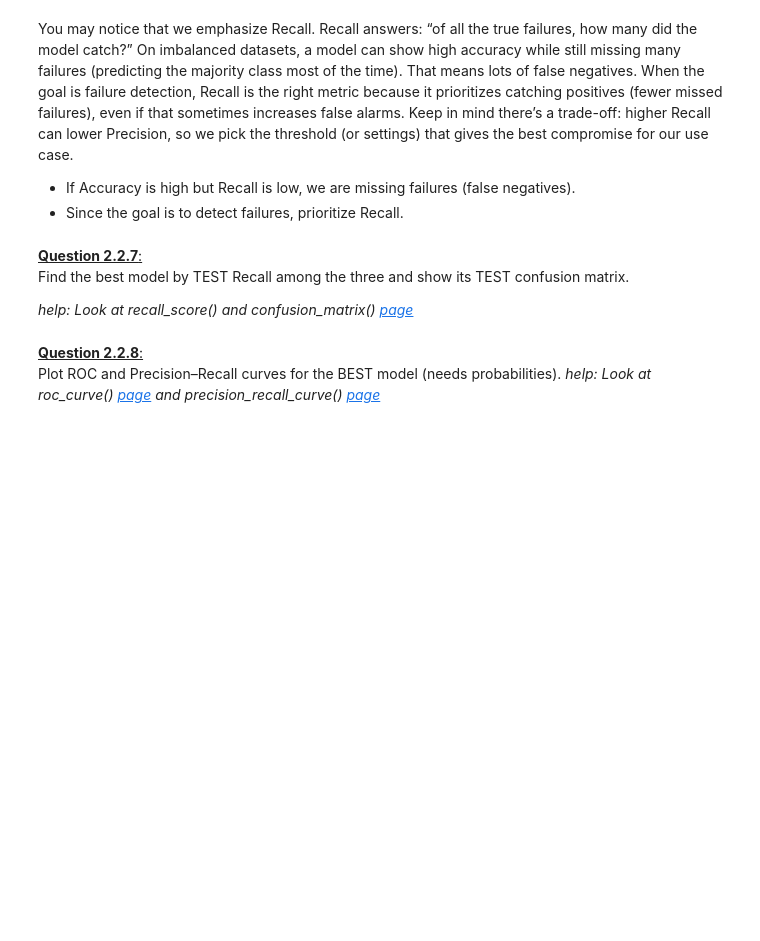
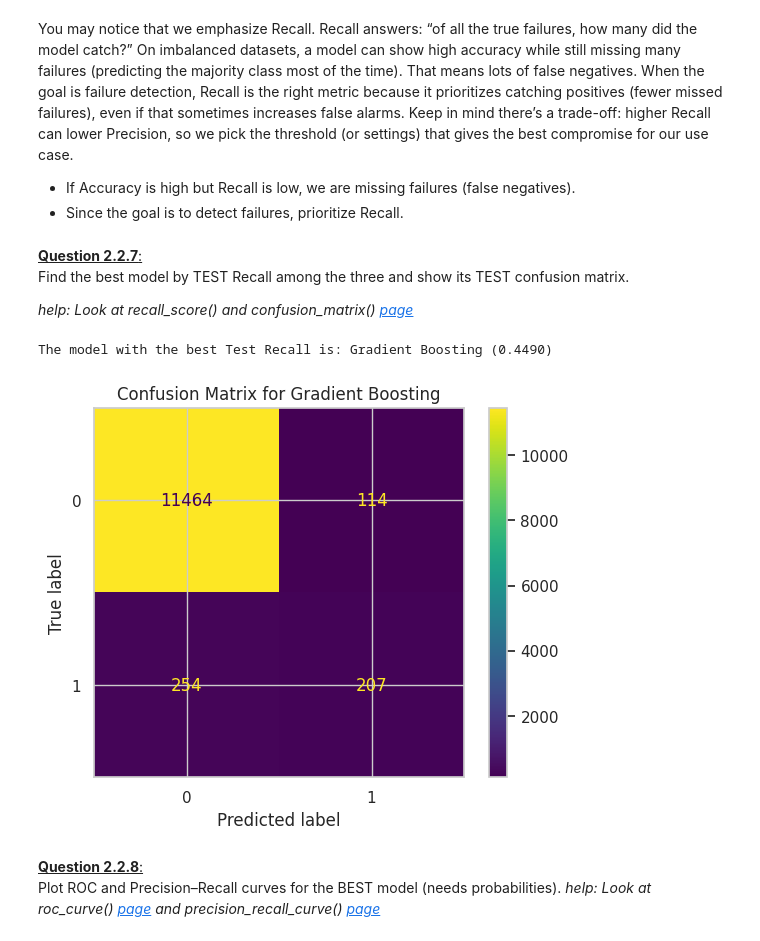
Before and after one commit to KpihX/rocket-durability-ai, a Jupyter notebook: ML_DL_NASA_2025.ipynb, the cells around one changed output. Drawn from its saved outputs; the diff is of its cells as text; code cells hidden in the pictures; blank space fills up the shorter version.

```diff
--- a/ML_DL_NASA_2025.ipynb
+++ b/ML_DL_NASA_2025.ipynb
@@ -332,2 +419,4 @@ Although the Remaining Useful Life (RUL) is a continuous variable, here we appro
 # %% [markdown]
 <u>**Question 2.2.2**:</u> <br> Train the FIRST selected model using .fit(X_train_scaled, y_train).
+# %%
+random_forest.fit(X_train, y_train)
@@ -334,2 +425,5 @@ Although the Remaining Useful Life (RUL) is a continuous variable, here we appro
 # %% [markdown]
 <u>**Question 2.2.3**:</u> <br> Train the SECOND and THIRD selected models.
+# %%
+grad_boost.fit(X_train, y_train)
+svc.fit(X_train, y_train)
@@ -346,2 +483,15 @@ find all metrics here: [page](https://scikit-learn.org/stable/api/sklearn.metric
 # %% [markdown]
 <u>**Question 2.2.6**:</u> <br> Repeat for the THIRD model.
+# %%
+# Predictions on train and test sets for the third model (SVC)
+y_train_pred_svc = svc.predict(X_train)
+y_test_pred_svc = svc.predict(X_test)
+
+test_accuracy_svc = accuracy_score(y_test, y_test_pred_svc)
+test_recall_svc = recall_score(y_test, y_test_pred_svc)
+test_f1_svc = f1_score(y_test, y_test_pred_svc)
+
+print("--- Support Vector Classifier (SVC) ---")
+print(f"Test Accuracy: {test_accuracy_svc:.4f}")
+print(f"Test Recall: {test_recall_svc:.4f}")
+print(f"Test F1 Score: {test_f1_svc:.4f}")
@@ -354,6 +509,36 @@ You may notice that we emphasize Recall. Recall answers: “of all the true fail
 <u>**Question 2.2.7**:</u> <br> Find the best model by TEST Recall among the three and show its TEST confusion matrix.
 
 *help: Look at recall_score() and confusion_matrix() [page](https://scikit-learn.org/stable/modules/generated/sklearn.metrics.confusion_matrix.html)*
+# %%
+# Compare test recall scores
+recall_scores = {
+    "Random Forest": test_recall_rf,
+    "Gradient Boosting": test_recall_gb,
+    "SVC": test_recall_svc
+}
+
+best_model_name = max(recall_scores, key=recall_scores.get)
+best_recall = recall_scores[best_model_name]
+
+print(f"The model with the best Test Recall is: {best_model_name} ({best_recall:.4f})")
+
+# Get the predictions of the best model
+if best_model_name == "Random Forest":
+    best_model_preds = y_test_pred_rf
+elif best_model_name == "Gradient Boosting":
+    best_model_preds = y_test_pred_gb
+else:
+    best_model_preds = y_test_pred_svc
+
+# Display the confusion matrix for the best model
+cm = confusion_matrix(y_test, best_model_preds)
+disp = ConfusionMatrixDisplay(confusion_matrix=cm)
+disp.plot()
+plt.title(f"Confusion Matrix for {best_model_name}")
+plt.show()
+# %% [output]
+The model with the best Test Recall is: Gradient Boosting (0.4490)
+[figure, added]
 # %% [markdown]
 <u>**Question 2.2.8**:</u> <br> Plot ROC and Precision–Recall curves for the BEST model (needs probabilities).
 *help: Look at roc_curve() [page](https://scikit-learn.org/stable/modules/generated/sklearn.metrics.roc_curve.html) and precision_recall_curve() [page](https://scikit-learn.org/stable/modules/generated/sklearn.metrics.precision_recall_curve.html)*
```
Also changed, not shown: parts of 19 cells of this notebook.
